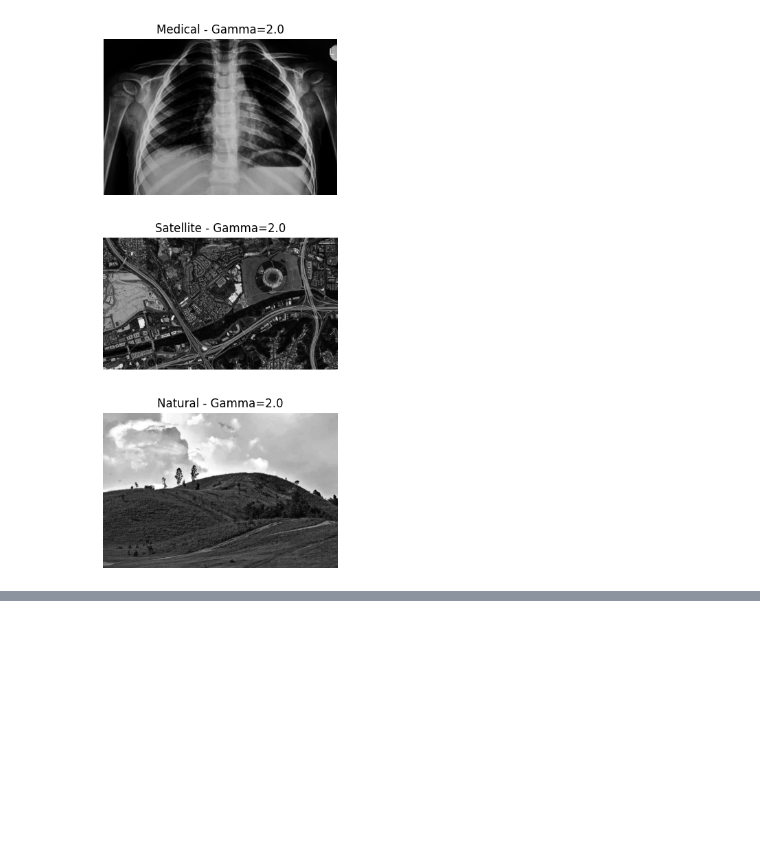
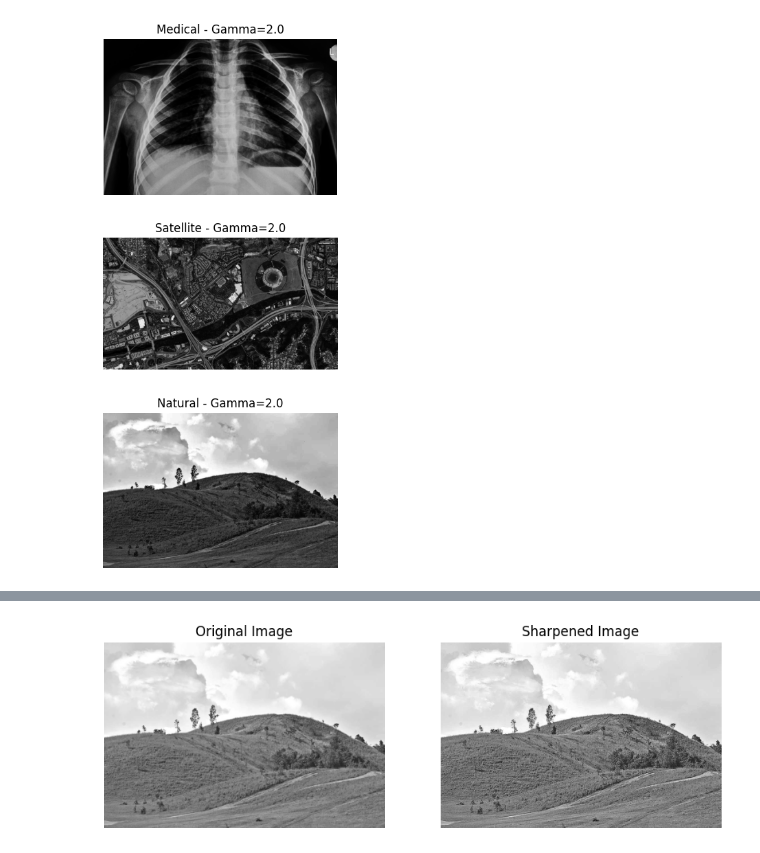
Before and after one commit to abdulhakkeempa/digital-image-processing-lab-s7, a Jupyter notebook: dip_lab_cusat.ipynb, the cells around one changed output, grey strips where cells are left out. Drawn from its saved outputs; the diff is of its cells as text; code cells hidden in the pictures; blank space fills up the shorter version.

```diff
--- a/dip_lab_cusat.ipynb
+++ b/dip_lab_cusat.ipynb
@@ -135,0 +228,23 @@ for gamma in gammas:
+# %%
+
+sharpening_kernel = np.array([[0, -1, 0],
+                               [-1, 5, -1],
+                               [0, -1, 0]])
+
+# Apply the sharpening filter
+sharpened_image = cv2.filter2D(image, -1, sharpening_kernel)
+
+plt.figure(figsize=(10, 5))
+plt.subplot(1, 2, 1)
+plt.title('Original Image')
+plt.imshow(image, cmap='gray')
+plt.axis('off')
+
+plt.subplot(1, 2, 2)
+plt.title('Sharpened Image')
+plt.imshow(sharpened_image, cmap='gray')
+plt.axis('off')
+
+plt.show()
+# %% [output]
+[figure, added]
```
Also changed, not shown: parts of 5 cells of this notebook.
